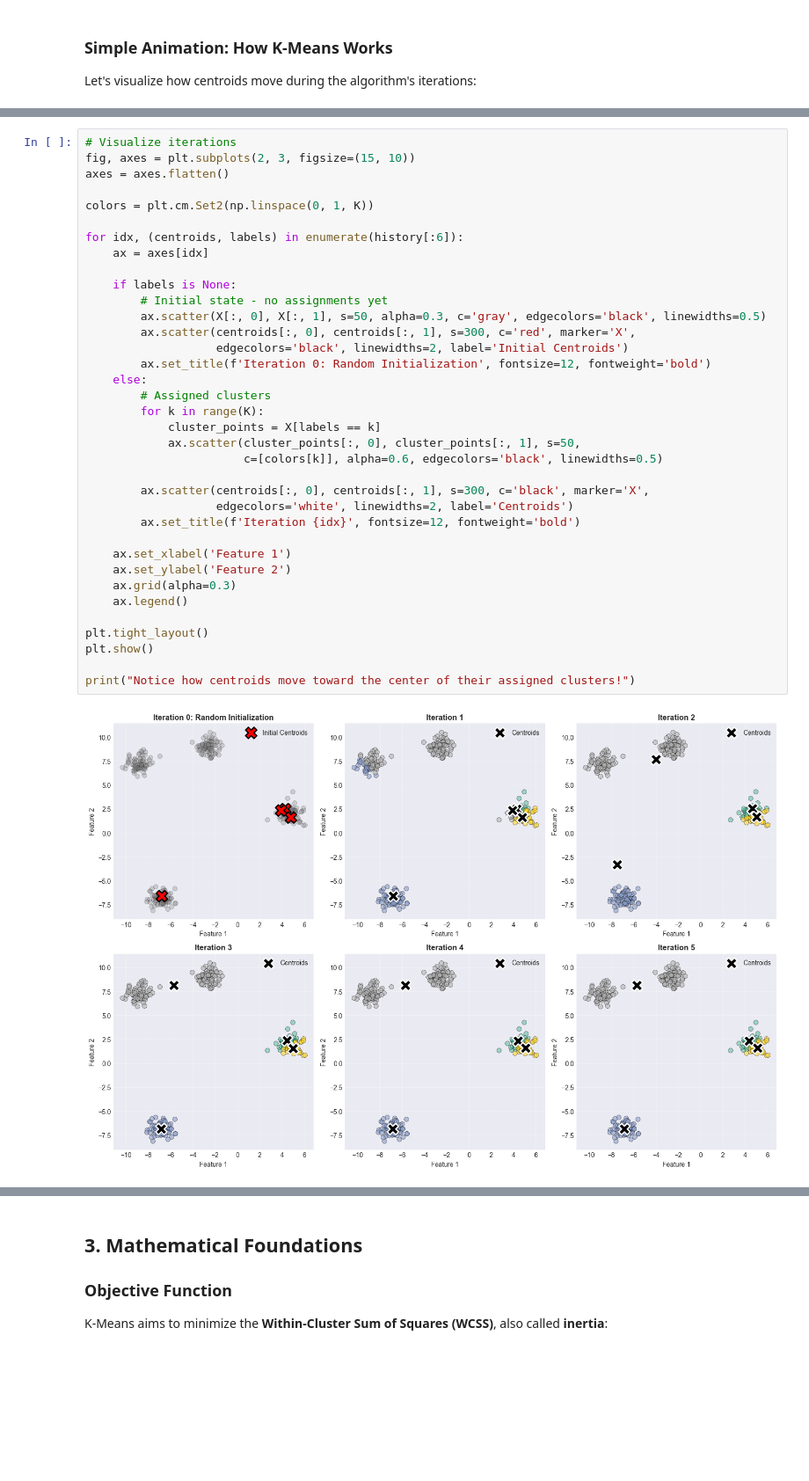
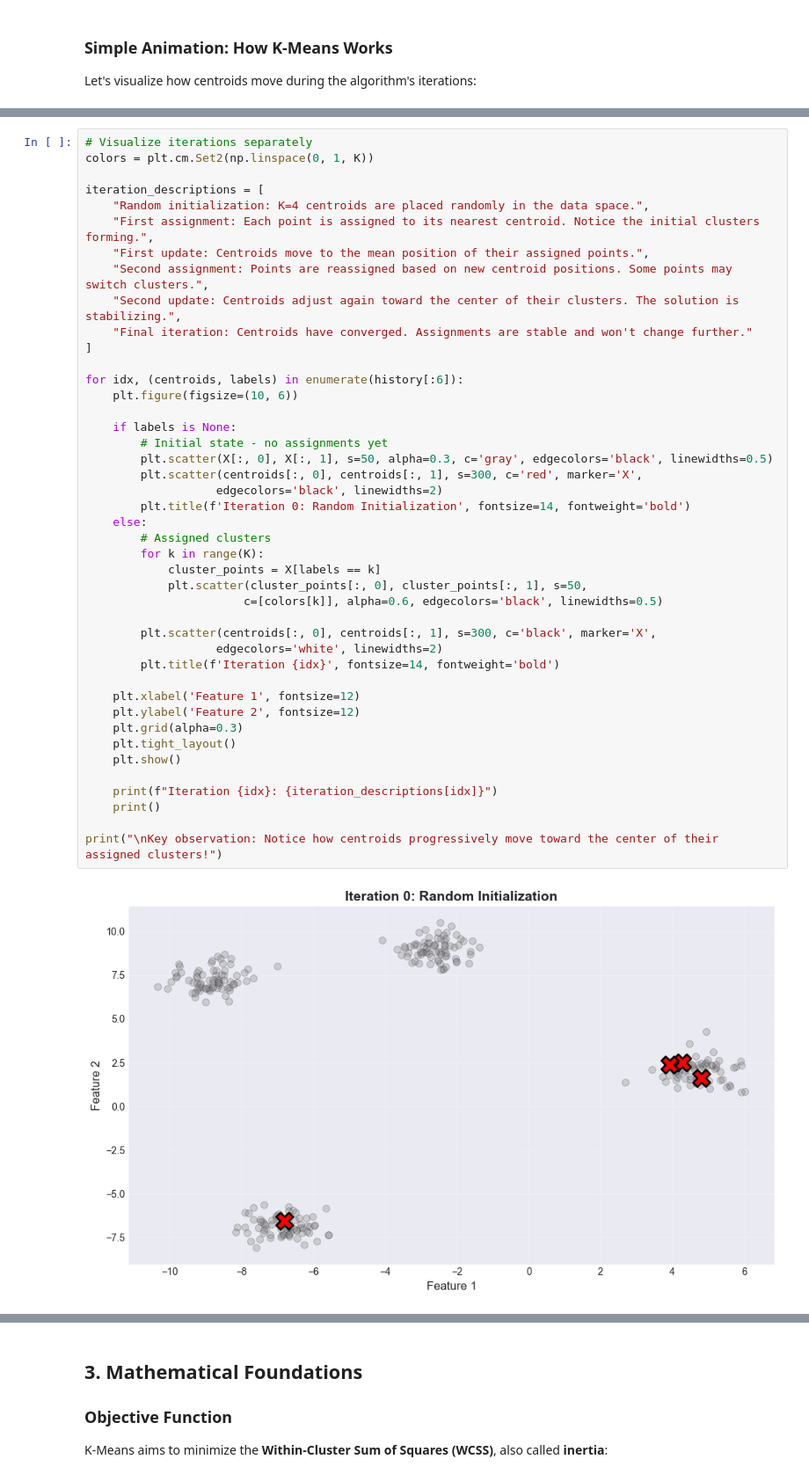
Before and after one commit to qassasahmed/kmeans, a Jupyter notebook: notebooks/01_theory.ipynb, the cells around one changed output, grey strips where cells are left out. Shown at 88% size. Saved outputs shown, nothing was run; the diff lists cells and outputs as text; blank space fills up the shorter version.

```diff
--- a/notebooks/01_theory.ipynb
+++ b/notebooks/01_theory.ipynb
@@ -159,38 +159,45 @@ print(f"K-Means converged in {len(history)-1} iterations")
 # %%
-# Visualize iterations
-fig, axes = plt.subplots(2, 3, figsize=(15, 10))
-axes = axes.flatten()
-
+# Visualize iterations separately
 colors = plt.cm.Set2(np.linspace(0, 1, K))
 
+iteration_descriptions = [
+    "Random initialization: K=4 centroids are placed randomly in the data space.",
+    "First assignment: Each point is assigned to its nearest centroid. Notice the initial clusters forming.",
+    "First update: Centroids move to the mean position of their assigned points.",
+    "Second assignment: Points are reassigned based on new centroid positions. Some points may switch clusters.",
+    "Second update: Centroids adjust again toward the center of their clusters. The solution is stabilizing.",
+    "Final iteration: Centroids have converged. Assignments are stable and won't change further."
+]
+
 for idx, (centroids, labels) in enumerate(history[:6]):
-    ax = axes[idx]
+    plt.figure(figsize=(10, 6))
 
     if labels is None:
         # Initial state - no assignments yet
-        ax.scatter(X[:, 0], X[:, 1], s=50, alpha=0.3, c='gray', edgecolors='black', linewidths=0.5)
-        ax.scatter(centroids[:, 0], centroids[:, 1], s=300, c='red', marker='X',
-                   edgecolors='black', linewidths=2, label='Initial Centroids')
-        ax.set_title(f'Iteration 0: Random Initialization', fontsize=12, fontweight='bold')
+        plt.scatter(X[:, 0], X[:, 1], s=50, alpha=0.3, c='gray', edgecolors='black', linewidths=0.5)
+        plt.scatter(centroids[:, 0], centroids[:, 1], s=300, c='red', marker='X',
+                   edgecolors='black', linewidths=2)
+        plt.title(f'Iteration 0: Random Initialization', fontsize=14, fontweight='bold')
     else:
         # Assigned clusters
         for k in range(K):
             cluster_points = X[labels == k]
-            ax.scatter(cluster_points[:, 0], cluster_points[:, 1], s=50,
+            plt.scatter(cluster_points[:, 0], cluster_points[:, 1], s=50,
                        c=[colors[k]], alpha=0.6, edgecolors='black', linewidths=0.5)
 
-        ax.scatter(centroids[:, 0], centroids[:, 1], s=300, c='black', marker='X',
-                   edgecolors='white', linewidths=2, label='Centroids')
-        ax.set_title(f'Iteration {idx}', fontsize=12, fontweight='bold')
+        plt.scatter(centroids[:, 0], centroids[:, 1], s=300, c='black', marker='X',
+                   edgecolors='white', linewidths=2)
+        plt.title(f'Iteration {idx}', fontsize=14, fontweight='bold')
 
-    ax.set_xlabel('Feature 1')
-    ax.set_ylabel('Feature 2')
-    ax.grid(alpha=0.3)
-    ax.legend()
+    plt.xlabel('Feature 1', fontsize=12)
+    plt.ylabel('Feature 2', fontsize=12)
+    plt.grid(alpha=0.3)
+    plt.tight_layout()
+    plt.show()
 
-plt.tight_layout()
-plt.show()
+    print(f"Iteration {idx}: {iteration_descriptions[idx]}")
+    print()
 
-print("Notice how centroids move toward the center of their assigned clusters!")
+print("\nKey observation: Notice how centroids progressively move toward the center of their assigned clusters!")
 # %% [output]
-[figure, old version]
+[figure, new version]
```
Also changed, not shown: parts of 6 cells of this notebook, 2 other files.
